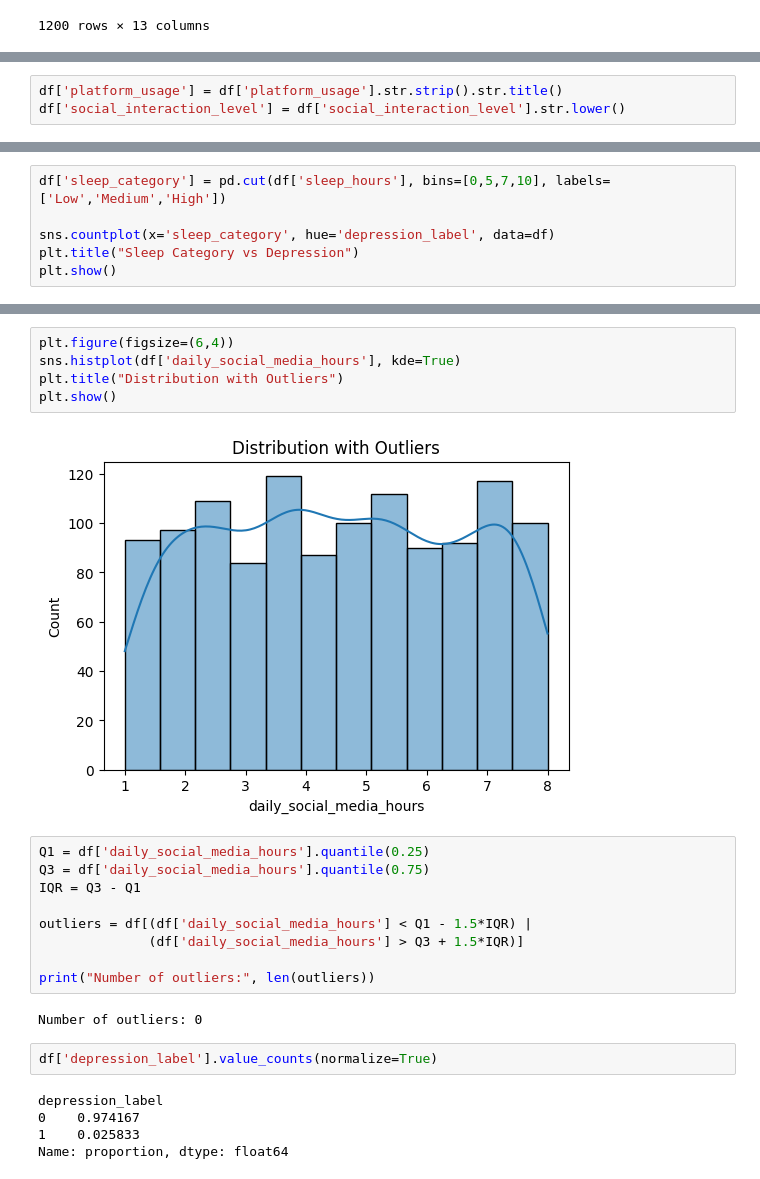
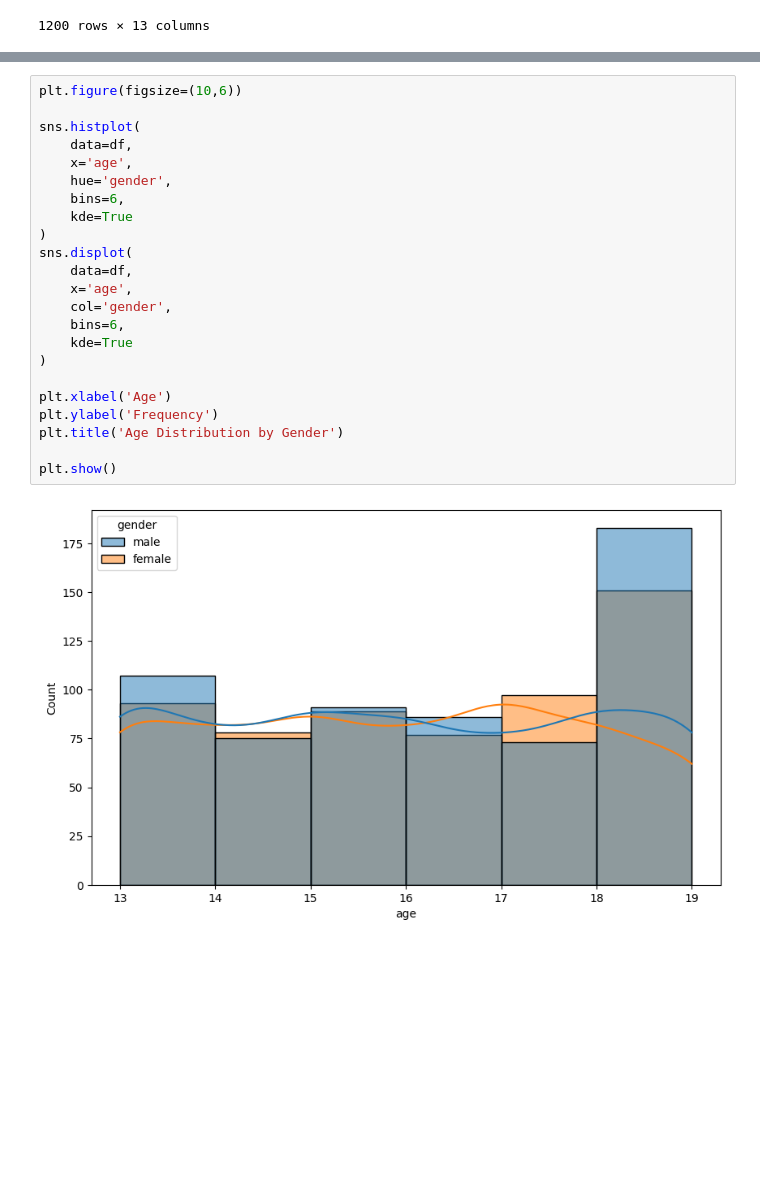
Before and after one commit to andvsilva/data_science_journey, a Jupyter notebook: analysis-mental-health/analysis-mental-health.ipynb, the cells around one changed output, grey strips where cells are left out. Saved outputs shown, nothing was run; the diff lists cells and outputs as text; blank space fills up the shorter version.

Commit message:
new data analysis - teen mental health

```diff
--- a/analysis-mental-health/analysis-mental-health.ipynb
+++ b/analysis-mental-health/analysis-mental-health.ipynb
@@ -131,3 +157,0 @@ plt.show()
-# %%
-df['platform_usage'] = df['platform_usage'].str.strip().str.title()
-df['social_interaction_level'] = df['social_interaction_level'].str.lower()
@@ -321,6 +157,0 @@ plt.show()
-# %%
-df['sleep_category'] = pd.cut(df['sleep_hours'], bins=[0,5,7,10], labels=['Low','Medium','High'])
-
-sns.countplot(x='sleep_category', hue='depression_label', data=df)
-plt.title("Sleep Category vs Depression")
-plt.show()
@@ -343,25 +158,25 @@ plt.show()
-# %%
-plt.figure(figsize=(6,4))
-sns.histplot(df['daily_social_media_hours'], kde=True)
-plt.title("Distribution with Outliers")
-plt.show()
-# %% [output]
-[figure, removed]
-# %%
-Q1 = df['daily_social_media_hours'].quantile(0.25)
-Q3 = df['daily_social_media_hours'].quantile(0.75)
-IQR = Q3 - Q1
-
-outliers = df[(df['daily_social_media_hours'] < Q1 - 1.5*IQR) |
-              (df['daily_social_media_hours'] > Q3 + 1.5*IQR)]
-
-print("Number of outliers:", len(outliers))
-# %% [output]
-Number of outliers: 0
-# %%
-df['depression_label'].value_counts(normalize=True)
-# %% [output]
-depression_label
-0    0.974167
-1    0.025833
-Name: proportion, dtype: float64
+# %%
+plt.figure(figsize=(10,6))
+
+sns.histplot(
+    data=df,
+    x='age',
+    hue='gender',
+    bins=6,
+    kde=True
+)
+sns.displot(
+    data=df,
+    x='age',
+    col='gender',
+    bins=6,
+    kde=True
+)
+
+plt.xlabel('Age')
+plt.ylabel('Frequency')
+plt.title('Age Distribution by Gender')
+
+plt.show()
+# %% [output]
+[figure, added]
```
Also changed, not shown: parts of 53 cells of this notebook, 2 other files.
